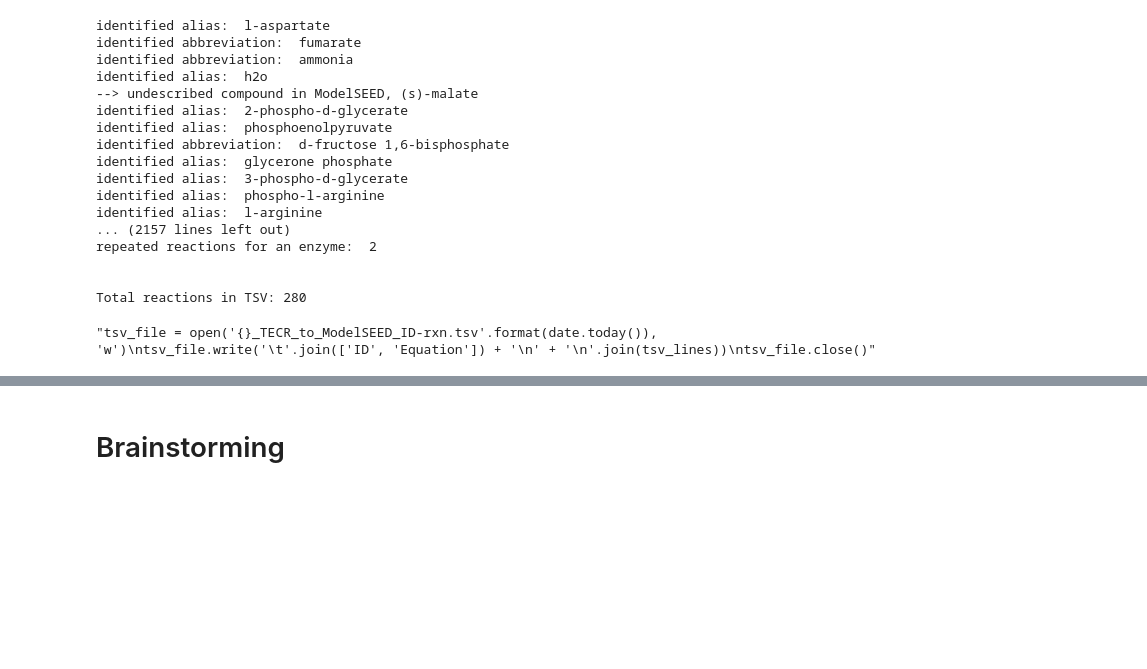
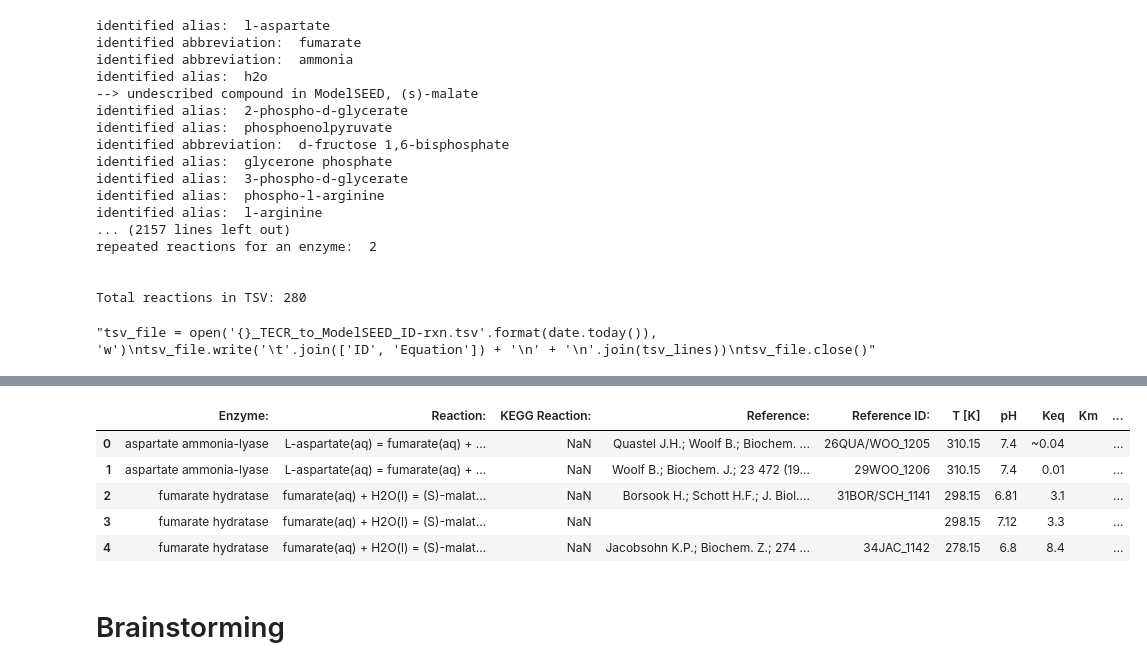
Before and after one commit to freiburgermsu/Biochemical-databases, a Jupyter notebook: TECR/TECR_files/2021-07-05_TECRDB_scraping&ModelSEED_contribution.ipynb, the cells around one changed output, grey strips where cells are left out. Saved outputs shown, nothing was run; the diff lists cells and outputs as text; code cells hidden in the pictures; blank space fills up the shorter version.

Commit message:
Begin assembling a master TECR file

```diff
--- a/TECR/TECR_files/2021-07-05_TECRDB_scraping&ModelSEED_contribution.ipynb
+++ b/TECR/TECR_files/2021-07-05_TECRDB_scraping&ModelSEED_contribution.ipynb
@@ -984,0 +991,87 @@ Total reactions in TSV: 280
+# %%
+from datetime import date
+from numpy import nan
+import pandas
+
+# import the spreadsheets
+elad_file = pandas.read_csv('TECRDB_Elad_Noor.csv')
+our_file = pandas.read_csv('2021-08-04_vetted & reorganized NIST database_01.csv')
+
+# align the names of the spreadsheets
+our_enzyme_names = set(our_file['Enzyme:'])
+striped_enzymes = set()
+for enzyme in our_enzyme_names:
+    enzyme = enzyme.strip()
+    striped_enzymes.add(enzyme)
+'''print('Our enzymes: ', len(striped_enzymes), '\n', striped_enzymes)'''
+
+elad_enzyme_names = set(elad_file['enzyme_name'])
+
+extra_enzymes = striped_enzymes - elad_enzyme_names
+missing_enzymes = elad_enzyme_names - striped_enzymes
+print('\nExtra enzymes in our file: ', len(extra_enzymes), '\n', extra_enzymes)
+print('\nMissing enzymes in our file: ', len(missing_enzymes), '\n', missing_enzymes)
+
+same_enzymes = striped_enzymes.intersection(elad_enzyme_names)
+
+# parse Elad's spreadsheet with our spreadsheet
+column_entries = [nan for index, row in our_file.iterrows()]
+our_file.insert(2, 'KEGG Reaction:', column_entries)
+display(our_file.head(5))
+
+for elad_index, elad_row in elad_file.iterrows():
+    elad_enzyme = elad_row['enzyme_name']
+    if elad_enzyme in same_enzymes:
+        pass                                          # logic must be constructed such that only the corresponding row is expanded, and not every row that matches enzyme name
+        for our_index, our_row in our_file.iterrows():
+            our_enzyme = our_row['Enzyme:']
+            if elad_enzyme == our_enzyme:
+
+                # add KEGG reactions
+                our_kegg = our_row['KEGG Reaction:']
+                if our_kegg == nan:
+                    our_kegg = elad_row['reaction']
+
+                # add magnesium concentrations
+                our_conditions = our_row['Experimental conditions']
+                if our_conditions == nan:
+                    our_conditions = '{} = -log[Mg+2]'.format(str(elad_row['p_mg']))
+                else:
+                    our_conditions += ' & {} = -log[Mg+2]'.format(str(elad_row['p_mg']))
+
+                # verify the equilibrium constant, temperature, and ionic strength
+                elad_k = elad_row['K_prime']
+                if elad_k is nan:
+                    elad_k = elad_row['K']
+                if our_row['Keq'] != elad_k:
+                    print('Ours: ', our_row['Keq'])
+                    print('Elads: ', elad_k)
+
+    # add undescribed enzymes and citations
+    else:
+        # define the column values
+        add_enzyme = elad_row['enzyme_name']
+        add_reference = elad_row['reference']
+        add_method = elad_row['method']
+        add_ec = elad_row['EC']
+        add_kegg_reaction = elad_row['reaction']
+        add_reaction = elad_row['description']
+        add_keg_reaction = elad_row['reaction']
+        add_pmg = elad_row['p_mg']
+        add_k = elad_row['K_prime']
+        if add_k is nan:
+            add_k = elad_row['K']
+        add_temperature = elad_row['temperature']
+        add_temperature = elad_row['temperature']
+        add_ionic_strength = elad_row['ionic_strength']
+        add_ph = elad_row['p_h']
+
+        # add a new row at the end of our dataframe, according to our column organization
+        our_file.loc[len(our_file.index)] = [add_enzyme, add_reaction, add_kegg_reaction, nan, add_reference, add_temperature, add_ph, add_k, nan, add_method, nan, add_pmg, add_ec, nan, nan, nan, add_ionic_strength, nan]
+
+display(out_file.tail(5))
+
+# export the combined master file
+with open('{}_master_TECR_1.csv'.format(date.today(), 'w')) as output:
+    our_file.to_csv(output)
+# %% [output]
@@ -985,3 +1083,9 @@ Total reactions in TSV: 280
+|  | Enzyme: | Reaction: | KEGG Reaction: | Reference: | Reference ID: | T [K] | pH | Keq | Km | ... |
+| 0 | aspartate ammonia-lyase | L-aspartate(aq) = fumarate(aq) + ... | NaN | Quastel J.H.; Woolf B.; Biochem. ... | 26QUA/WOO_1205 | 310.15 | 7.4 | ~0.04 |  | ... |
+| 1 | aspartate ammonia-lyase | L-aspartate(aq) = fumarate(aq) + ... | NaN | Woolf B.; Biochem. J.; 23 472 (19... | 29WOO_1206 | 310.15 | 7.4 | 0.01 |  | ... |
+| 2 | fumarate hydratase | fumarate(aq) + H2O(l) = (S)-malat... | NaN | Borsook H.; Schott H.F.; J. Biol.... | 31BOR/SCH_1141 | 298.15 | 6.81 | 3.1 |  | ... |
+| 3 | fumarate hydratase | fumarate(aq) + H2O(l) = (S)-malat... | NaN |  |  | 298.15 | 7.12 | 3.3 |  | ... |
+| 4 | fumarate hydratase | fumarate(aq) + H2O(l) = (S)-malat... | NaN | Jacobsohn K.P.; Biochem. Z.; 274 ... | 34JAC_1142 | 278.15 | 6.8 | 8.4 |  | ... |
 # %% [markdown]
 # Brainstorming
 # %% [markdown]
```
Also changed, not shown: parts of 4 cells of this notebook.
